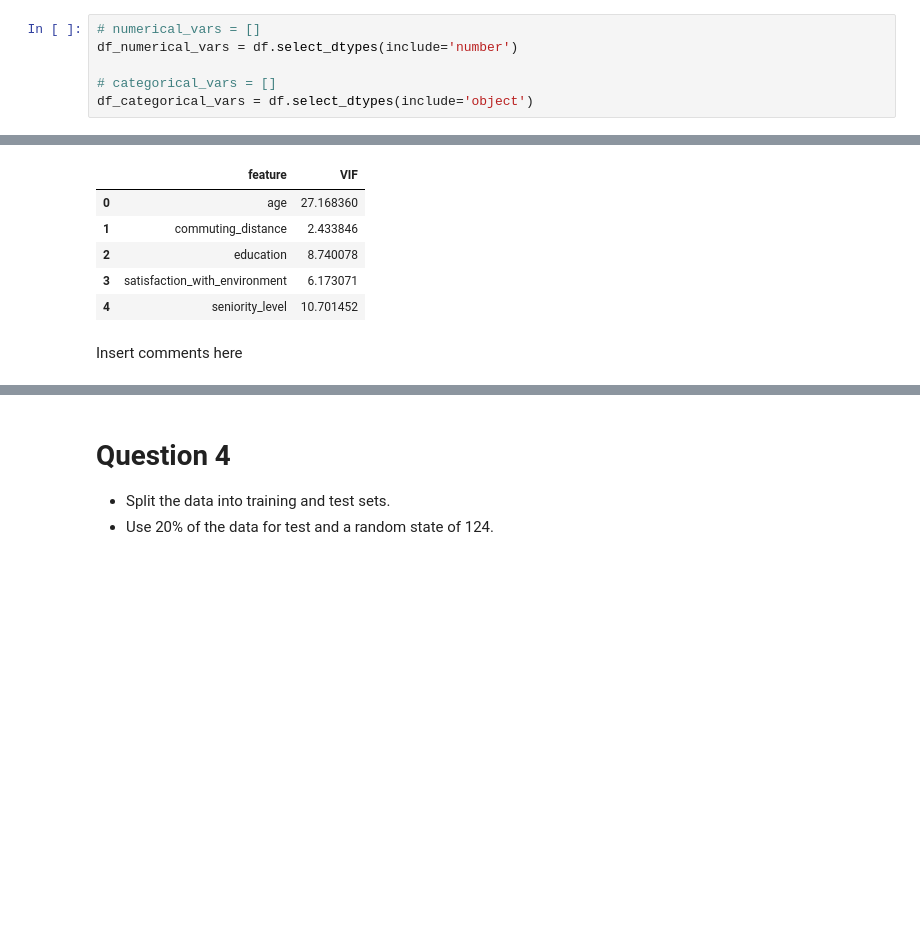
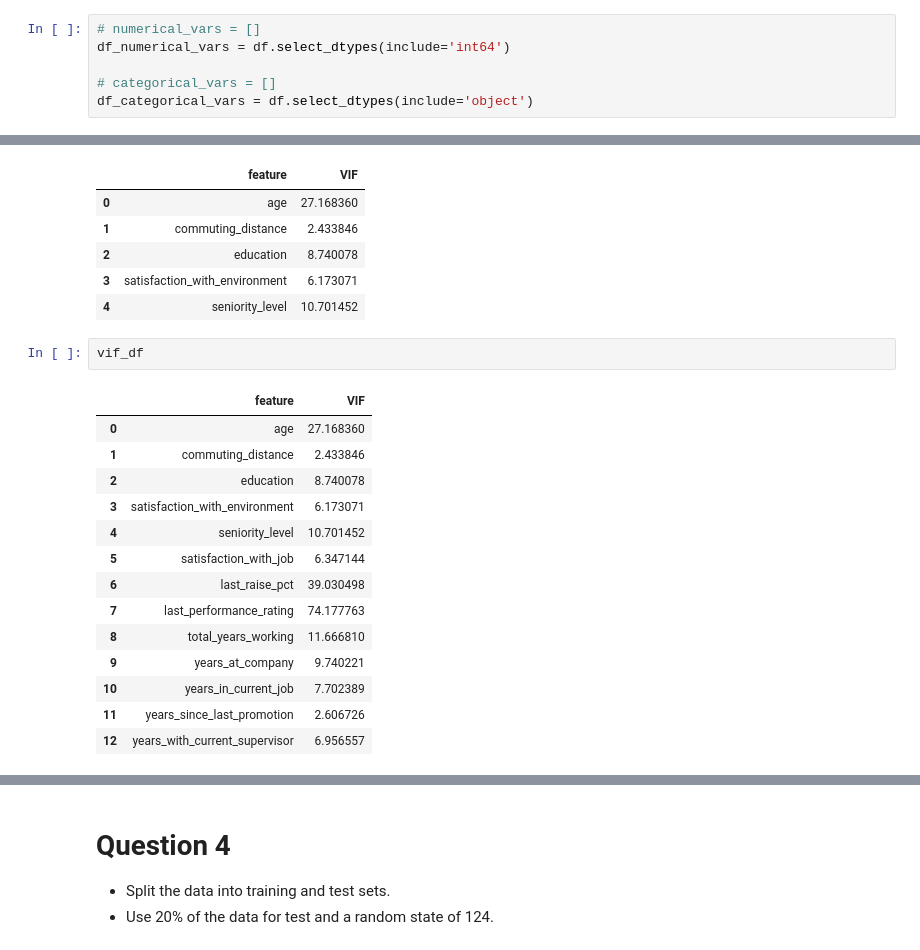
Before and after one commit to mlavanyaumbc/Data602, a Jupyter notebook: week5/Week 05 HW.ipynb, the cells around one changed output, grey strips where cells are left out. Cells and saved outputs as stored; diff of their text form; blank space fills up the shorter version.

```diff
--- a/week5/Week 05 HW.ipynb
+++ b/week5/Week 05 HW.ipynb
@@ -84,7 +87,7 @@ years_with_current_supervisor     int64
 dtype: object
 # %%
 # numerical_vars = []
-df_numerical_vars = df.select_dtypes(include='number')
+df_numerical_vars = df.select_dtypes(include='int64')
 
 # categorical_vars = []
 df_categorical_vars = df.select_dtypes(include='object')
@@ -133,5 +136,20 @@ vif_df.head()
 | 2 | education | 8.740078 |
 | 3 | satisfaction_with_environment | 6.173071 |
 | 4 | seniority_level | 10.701452 |
-# %% [markdown]
-Insert comments here
+# %%
+vif_df
+# %% [output]
+|  | feature | VIF |
+| 0 | age | 27.168360 |
+| 1 | commuting_distance | 2.433846 |
+| 2 | education | 8.740078 |
+| 3 | satisfaction_with_environment | 6.173071 |
+| 4 | seniority_level | 10.701452 |
+| 5 | satisfaction_with_job | 6.347144 |
+| 6 | last_raise_pct | 39.030498 |
+| 7 | last_performance_rating | 74.177763 |
+| 8 | total_years_working | 11.666810 |
+| 9 | years_at_company | 9.740221 |
+| 10 | years_in_current_job | 7.702389 |
+| 11 | years_since_last_promotion | 2.606726 |
+| 12 | years_with_current_supervisor | 6.956557 |
```
Also changed, not shown: parts of 4 cells of this notebook.
